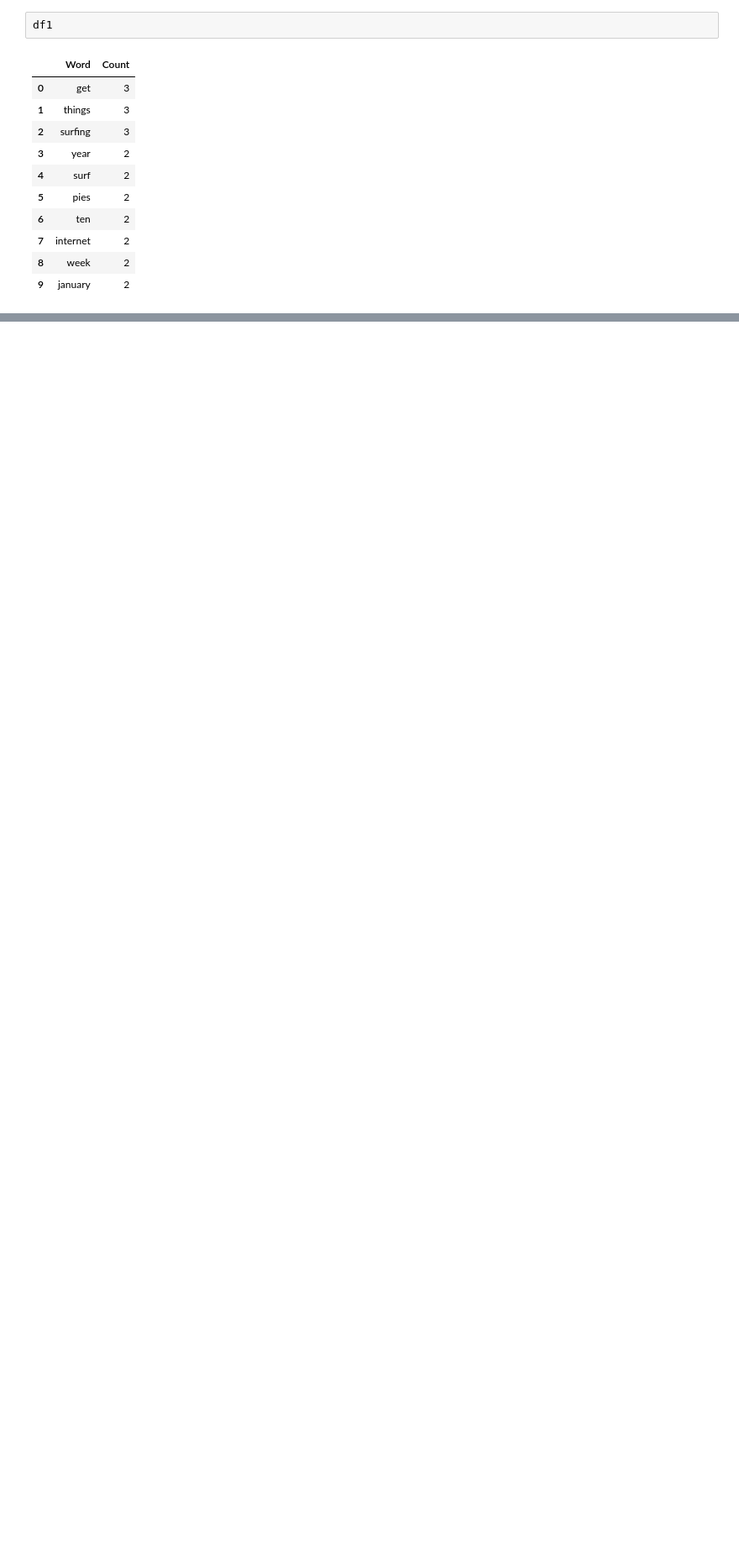
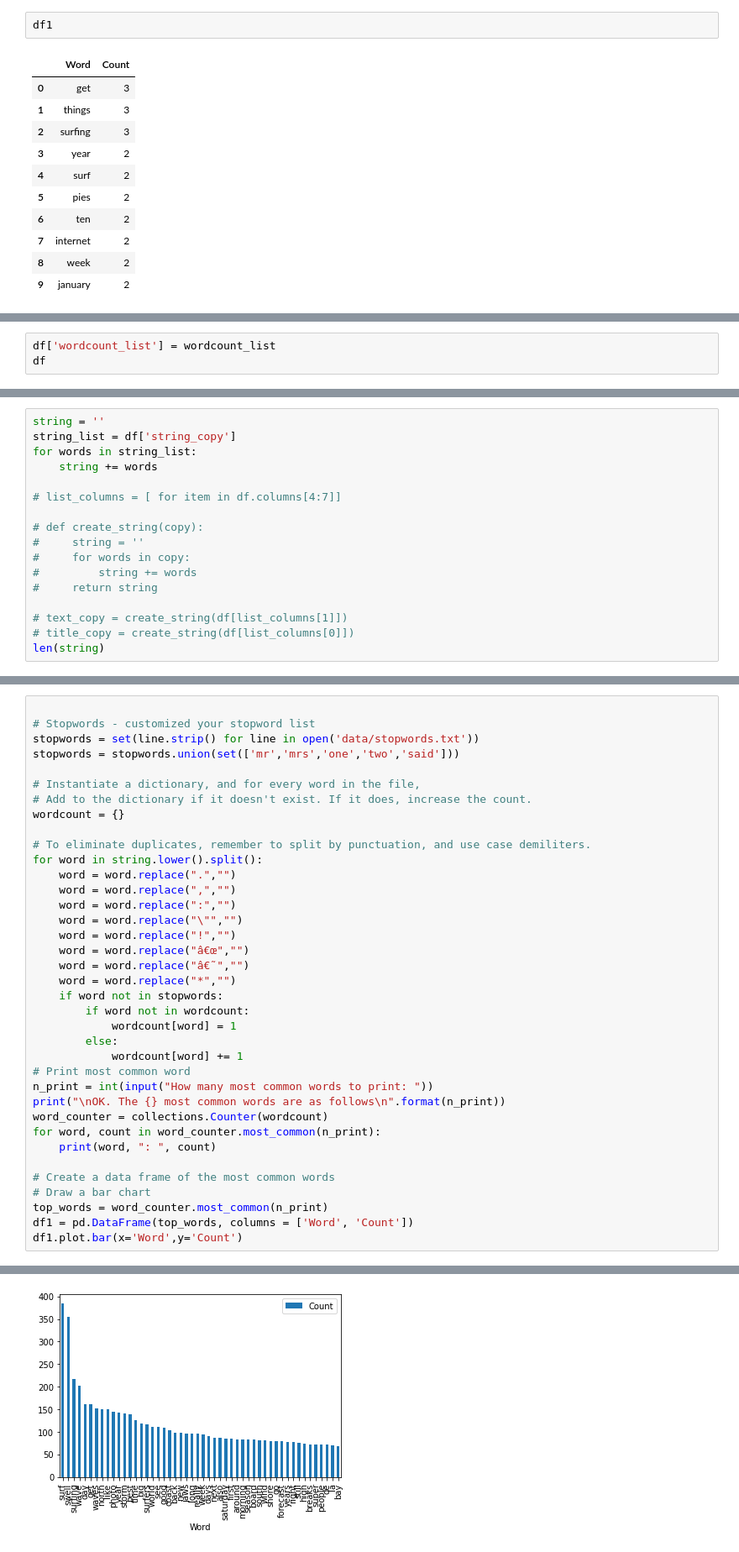
Before and after one commit to jaysueno/webscraping_surfline_blog, a Jupyter notebook: word_counter.ipynb, the cells around one changed output, grey strips where cells are left out. Shown: that part at 84% size. Saved outputs shown, nothing was run; the diff lists cells and outputs as text; blank space fills up the shorter version.

Commit message:
finished data notebooks

```diff
--- a/word_counter.ipynb
+++ b/word_counter.ipynb
@@ -88,0 +128,3 @@ df1
+# %%
+df['wordcount_list'] = wordcount_list
+df
@@ -88,0 +147,17 @@ df1
+# %%
+string = ''
+string_list = df['string_copy']
+for words in string_list:
+    string += words
+
+# list_columns = [ for item in df.columns[4:7]]
+
+# def create_string(copy):
+#     string = ''
+#     for words in copy:
+#         string += words
+#     return string
+
+# text_copy = create_string(df[list_columns[1]])
+# title_copy = create_string(df[list_columns[0]])
+len(string)
@@ -88,0 +179,38 @@ df1
+# %%
+
+# Stopwords - customized your stopword list
+stopwords = set(line.strip() for line in open('data/stopwords.txt'))
+stopwords = stopwords.union(set(['mr','mrs','one','two','said']))
+
+# Instantiate a dictionary, and for every word in the file,
+# Add to the dictionary if it doesn't exist. If it does, increase the count.
+wordcount = {}
+
+# To eliminate duplicates, remember to split by punctuation, and use case demiliters.
+for word in string.lower().split():
+    word = word.replace(".","")
+    word = word.replace(",","")
+    word = word.replace(":","")
+    word = word.replace("\"","")
+    word = word.replace("!","")
+    word = word.replace("â€œ","")
+    word = word.replace("â€˜","")
+    word = word.replace("*","")
+    if word not in stopwords:
+        if word not in wordcount:
+            wordcount[word] = 1
+        else:
+            wordcount[word] += 1
+# Print most common word
+n_print = int(input("How many most common words to print: "))
+print("\nOK. The {} most common words are as follows\n".format(n_print))
+word_counter = collections.Counter(wordcount)
+for word, count in word_counter.most_common(n_print):
+    print(word, ": ", count)
+
+# Create a data frame of the most common words
+# Draw a bar chart
+top_words = word_counter.most_common(n_print)
+df1 = pd.DataFrame(top_words, columns = ['Word', 'Count'])
+df1.plot.bar(x='Word',y='Count')
+# %% [output]
@@ -88,0 +235 @@ df1
+[figure, added]
```
Also changed, not shown: parts of 14 cells of this notebook, 5 other files.
